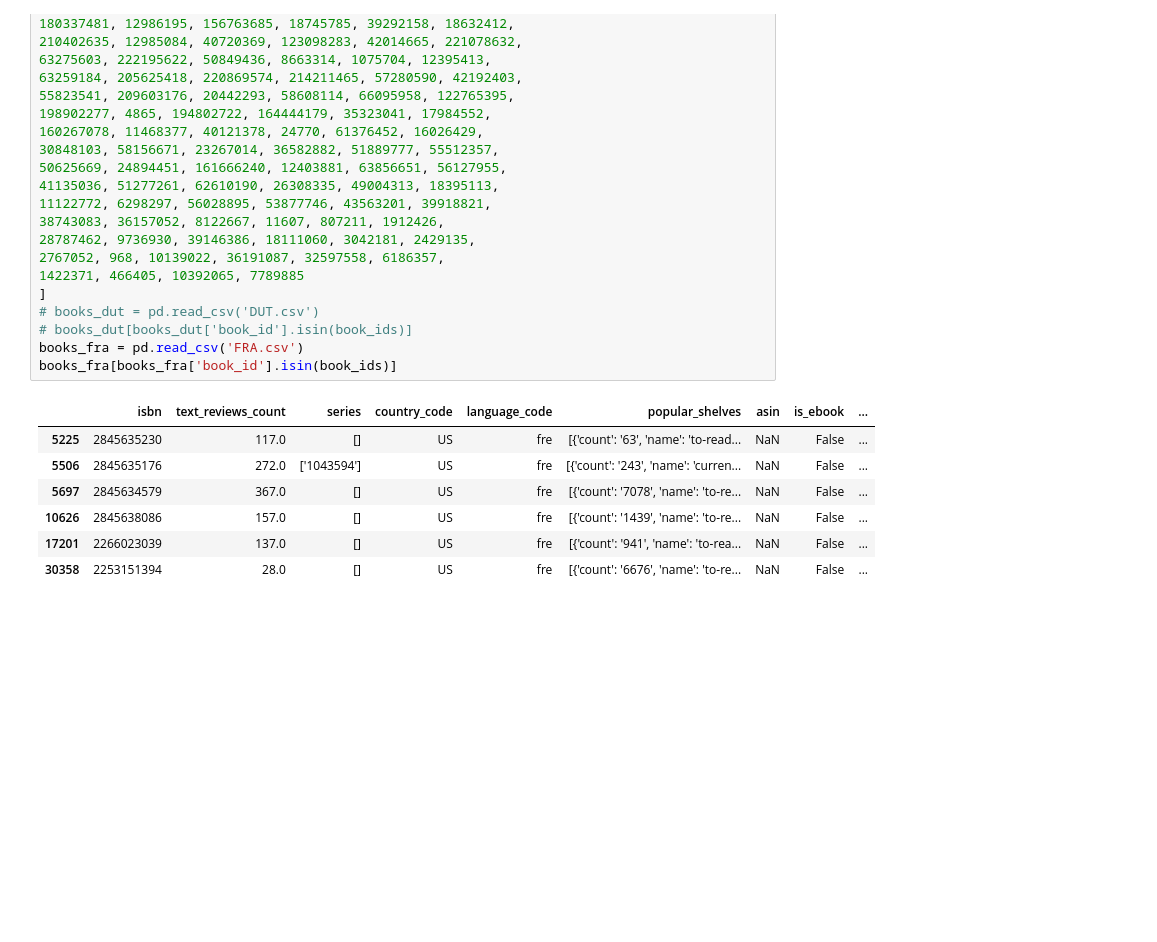
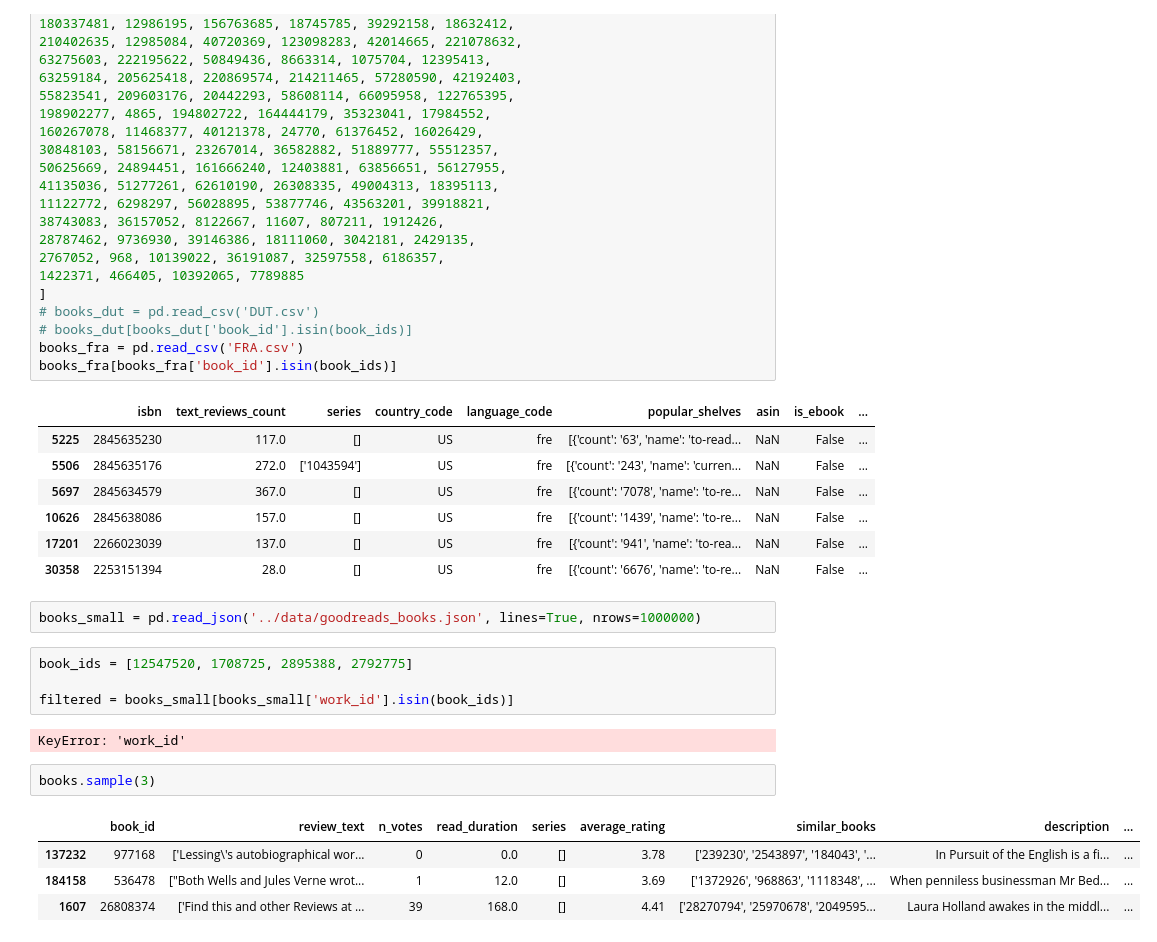
Before and after one commit to domangechristel-ship-it/my_shelves, a Jupyter notebook: notebooks/creation_csv.ipynb, the cells around one changed output. Saved outputs shown, nothing was run; the diff lists cells and outputs as text; blank space fills up the shorter version.

```diff
--- a/notebooks/creation_csv.ipynb
+++ b/notebooks/creation_csv.ipynb
@@ -825,3 +825,18 @@ books_fra[books_fra['book_id'].isin(book_ids)]
 | 10626 | 2845638086 | 157.0 | [] | US | fre | [{'count': '1439', 'name': 'to-re... | NaN | False | ... |
 | 17201 | 2266023039 | 137.0 | [] | US | fre | [{'count': '941', 'name': 'to-rea... | NaN | False | ... |
 | 30358 | 2253151394 | 28.0 | [] | US | fre | [{'count': '6676', 'name': 'to-re... | NaN | False | ... |
+# %%
+books_small = pd.read_json('../data/goodreads_books.json', lines=True, nrows=1000000)
+# %%
+book_ids = [12547520, 1708725, 2895388, 2792775]
+
+filtered = books_small[books_small['work_id'].isin(book_ids)]
+# %% [output]
+KeyError: 'work_id'
+# %%
+books.sample(3)
+# %% [output]
+|  | book_id | review_text | n_votes | read_duration | series | average_rating | similar_books | description | ... |
+| 137232 | 977168 | ['Lessing\'s autobiographical wor... | 0 | 0.0 | [] | 3.78 | ['239230', '2543897', '184043', '... | In Pursuit of the English is a fi... | ... |
+| 184158 | 536478 | ["Both Wells and Jules Verne wrot... | 1 | 12.0 | [] | 3.69 | ['1372926', '968863', '1118348', ... | When penniless businessman Mr Bed... | ... |
+| 1607 | 26808374 | ['Find this and other Reviews at ... | 39 | 168.0 | [] | 4.41 | ['28270794', '25970678', '2049595... | Laura Holland awakes in the middl... | ... |
```
